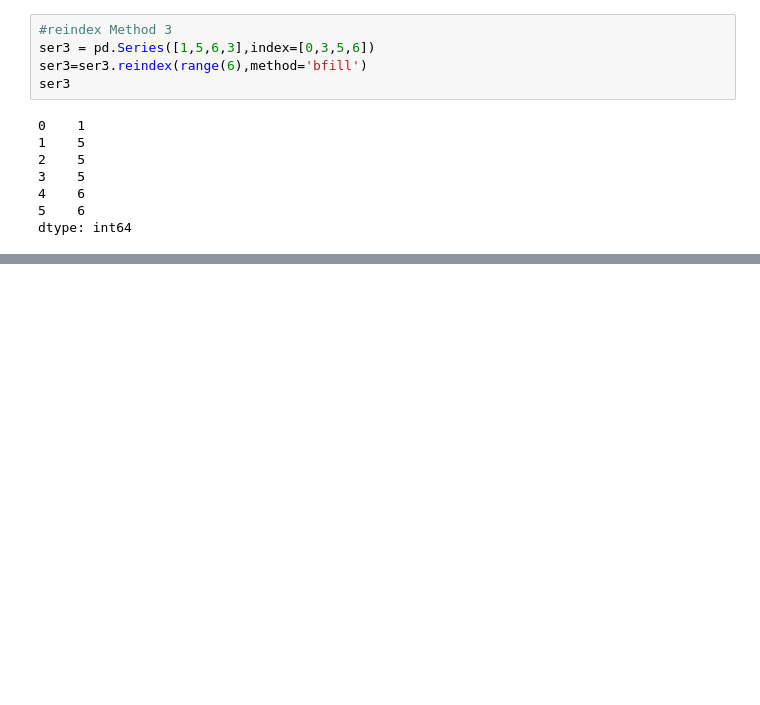
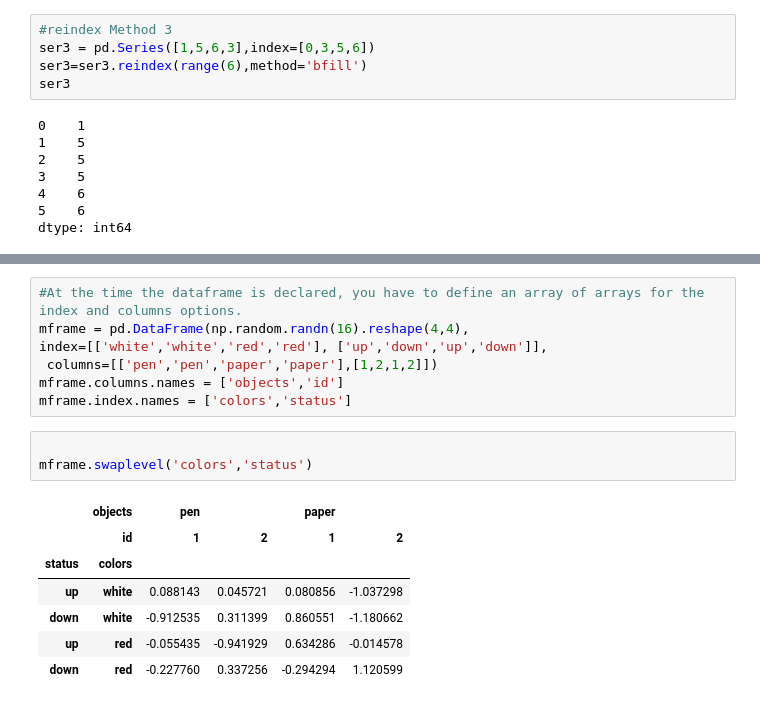
Before and after one commit to AhmadIbrahim-AI/DATA-SCIENCE-SQL, a Jupyter notebook: DATA FRAME.ipynb, the cells around one changed output, grey strips where cells are left out. Cells and saved outputs as stored; diff of their text form; blank space fills up the shorter version.

Commit message:
finalyzing data frame

```diff
--- a/DATA FRAME.ipynb
+++ b/DATA FRAME.ipynb
@@ -246,0 +645,18 @@ dtype: int64
+# %%
+#At the time the dataframe is declared, you have to define an array of arrays for the index and columns options.
+mframe = pd.DataFrame(np.random.randn(16).reshape(4,4),
+index=[['white','white','red','red'], ['up','down','up','down']],
+ columns=[['pen','pen','paper','paper'],[1,2,1,2]])
+mframe.columns.names = ['objects','id']
+mframe.index.names = ['colors','status']
+# %%
+
+mframe.swaplevel('colors','status')
+# %% [output]
+|  | objects | pen |  | paper |  |
+|  | id | 1 | 2 | 1 | 2 |
+| status | colors |  |  |  |  |
+| up | white | 0.088143 | 0.045721 | 0.080856 | -1.037298 |
+| down | white | -0.912535 | 0.311399 | 0.860551 | -1.180662 |
+| up | red | -0.055435 | -0.941929 | 0.634286 | -0.014578 |
+| down | red | -0.227760 | 0.337256 | -0.294294 | 1.120599 |
```
Also changed, not shown: parts of 48 cells of this notebook.
